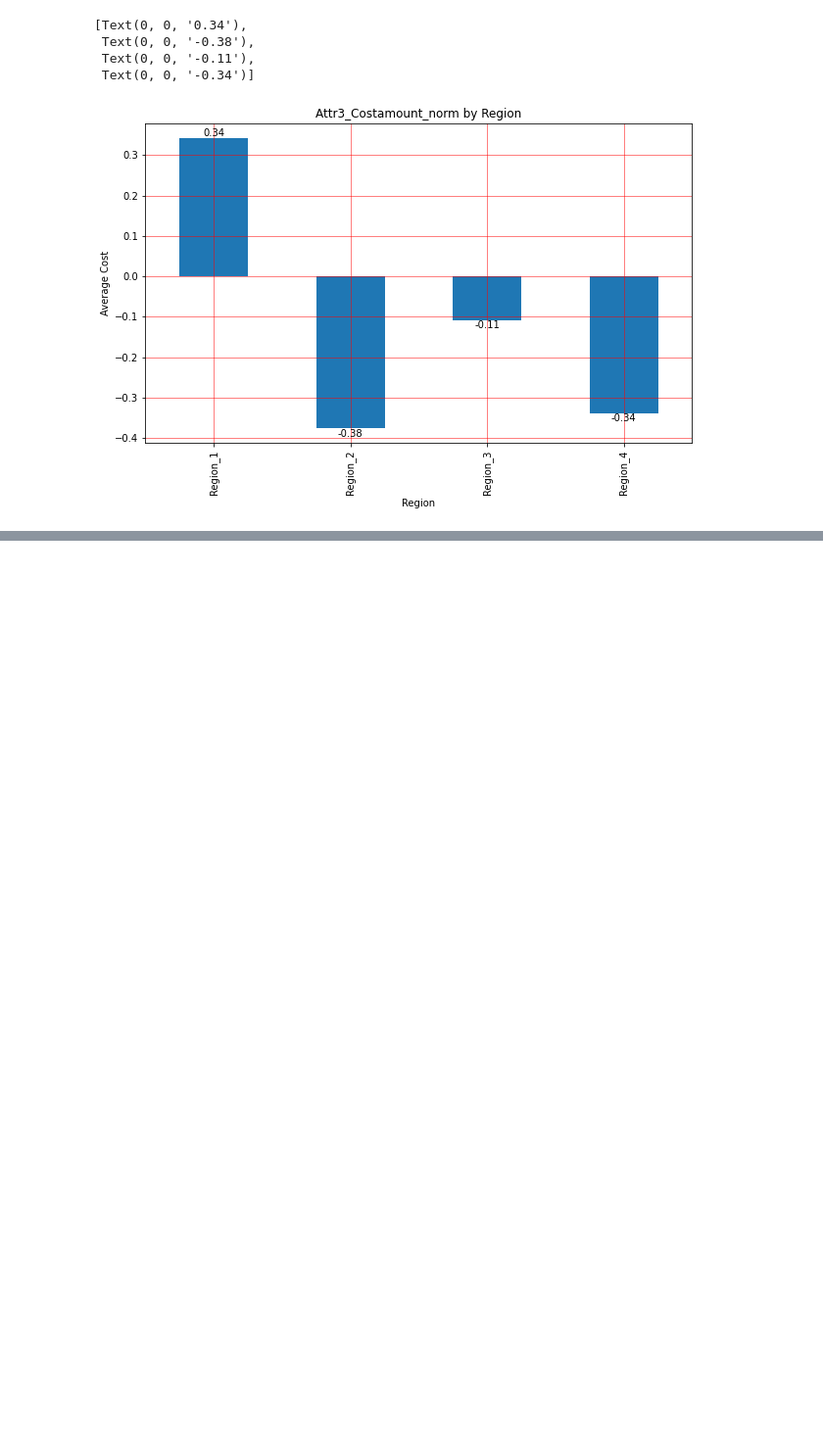
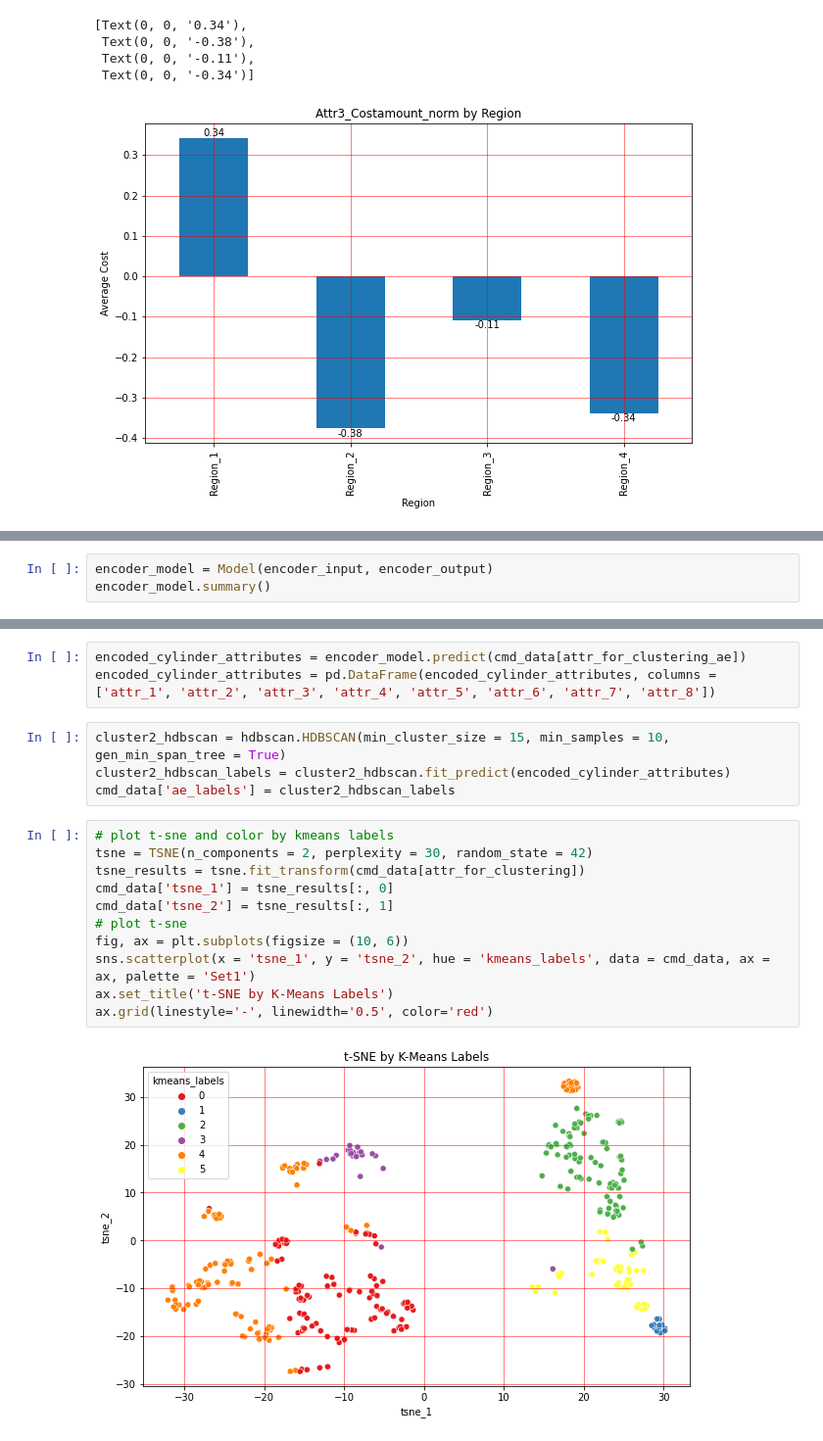
Before and after one commit to prasiyer/SKU_Clusters, a Jupyter notebook: Code/CMD_Cluster_Analysis.ipynb, the cells around one changed output, grey strips where cells are left out. Shown at 98% size. Drawn from its saved outputs; the diff is of its cells as text; blank space fills up the shorter version.

```diff
--- a/Code/CMD_Cluster_Analysis.ipynb
+++ b/Code/CMD_Cluster_Analysis.ipynb
@@ -260,0 +369,3 @@ ax.bar_label(ax.containers[0], labels = [f'{x:,.02f}' for x in ax.containers[0].
+# %%
+encoder_model = Model(encoder_input, encoder_output)
+encoder_model.summary()
@@ -260,0 +390,20 @@ ax.bar_label(ax.containers[0], labels = [f'{x:,.02f}' for x in ax.containers[0].
+# %%
+encoded_cylinder_attributes = encoder_model.predict(cmd_data[attr_for_clustering_ae])
+encoded_cylinder_attributes = pd.DataFrame(encoded_cylinder_attributes, columns = ['attr_1', 'attr_2', 'attr_3', 'attr_4', 'attr_5', 'attr_6', 'attr_7', 'attr_8'])
+# %%
+cluster2_hdbscan = hdbscan.HDBSCAN(min_cluster_size = 15, min_samples = 10, gen_min_span_tree = True)
+cluster2_hdbscan_labels = cluster2_hdbscan.fit_predict(encoded_cylinder_attributes)
+cmd_data['ae_labels'] = cluster2_hdbscan_labels
+# %%
+# plot t-sne and color by kmeans labels
+tsne = TSNE(n_components = 2, perplexity = 30, random_state = 42)
+tsne_results = tsne.fit_transform(cmd_data[attr_for_clustering])
+cmd_data['tsne_1'] = tsne_results[:, 0]
+cmd_data['tsne_2'] = tsne_results[:, 1]
+# plot t-sne
+fig, ax = plt.subplots(figsize = (10, 6))
+sns.scatterplot(x = 'tsne_1', y = 'tsne_2', hue = 'kmeans_labels', data = cmd_data, ax = ax, palette = 'Set1')
+ax.set_title('t-SNE by K-Means Labels')
+ax.grid(linestyle='-', linewidth='0.5', color='red')
+# %% [output]
+[figure, added]
```
Also changed, not shown: parts of 16 cells of this notebook.
